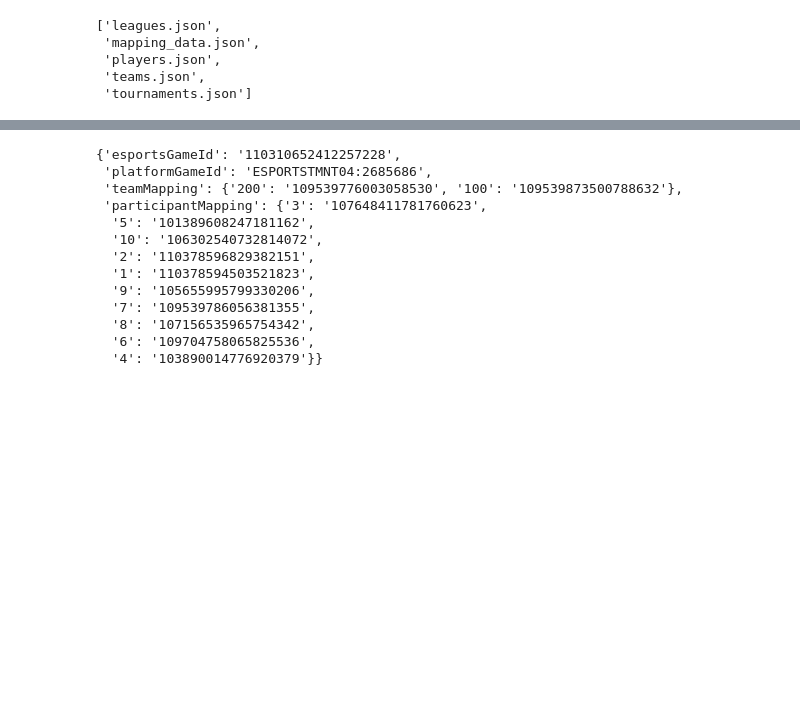
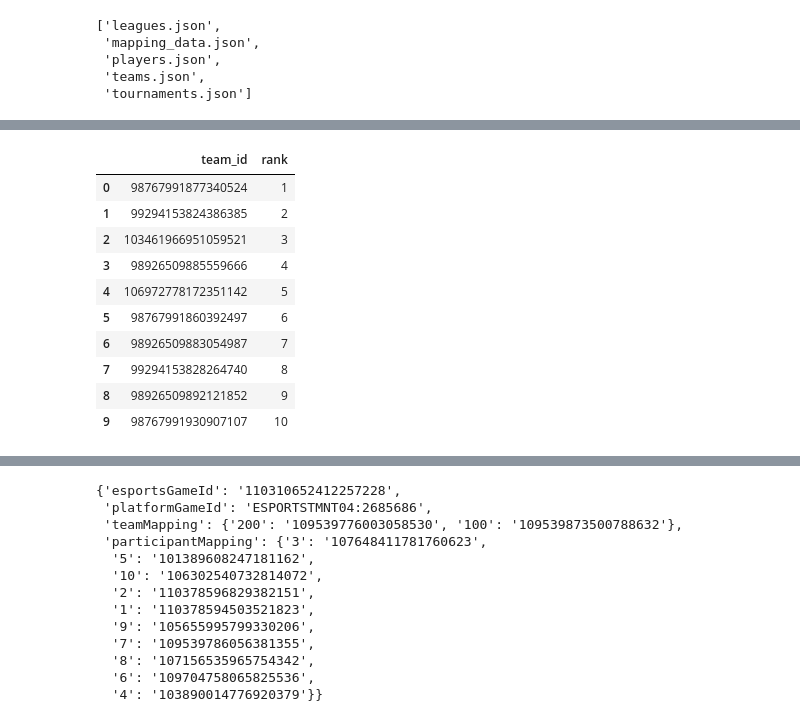
Before and after one commit to brjhsu/LeagueRankings, a Jupyter notebook: test_data_pipeline.ipynb, the cells around one changed output, grey strips where cells are left out. Drawn from its saved outputs; the diff is of its cells as text; code cells hidden in the pictures; blank space fills up the shorter version.

```diff
--- a/test_data_pipeline.ipynb
+++ b/test_data_pipeline.ipynb
@@ -94,0 +140,3 @@ os.listdir()
+# %%
+rankings_data = lcs['stages'][0]['sections'][0]['rankings']
+rankings_data
@@ -94,0 +161,26 @@ os.listdir()
+# %%
+def get_rankings_results(rankings_data):
+    """
+    Get the rankings results for a given tournament. This is generally available for only the 'Regular Season' and 'Groups' stages
+    :param rankings_data: Found in tournament['stages'][x]['sections'][0]['rankings']
+    :return: a pandas dataframe indicating the resulting rankings for each team [teamId, rank]
+    """
+    rankings, teamIds = [], []
+    for x in rankings_data:
+        rankings.append(x['ordinal'])
+        teamIds.append(x['teams'][0]['id'])
+    return pd.DataFrame({'team_id': teamIds, 'rank': rankings})
+
+get_rankings_results(lcs['stages'][0]['sections'][0]['rankings'])
+# %% [output]
+|  | team_id | rank |
+| 0 | 98767991877340524 | 1 |
+| 1 | 99294153824386385 | 2 |
+| 2 | 103461966951059521 | 3 |
+| 3 | 98926509885559666 | 4 |
+| 4 | 106972778172351142 | 5 |
+| 5 | 98767991860392497 | 6 |
+| 6 | 98926509883054987 | 7 |
+| 7 | 99294153828264740 | 8 |
+| 8 | 98926509892121852 | 9 |
+| 9 | 98767991930907107 | 10 |
```
Also changed, not shown: parts of 18 cells of this notebook, 3 other files.
